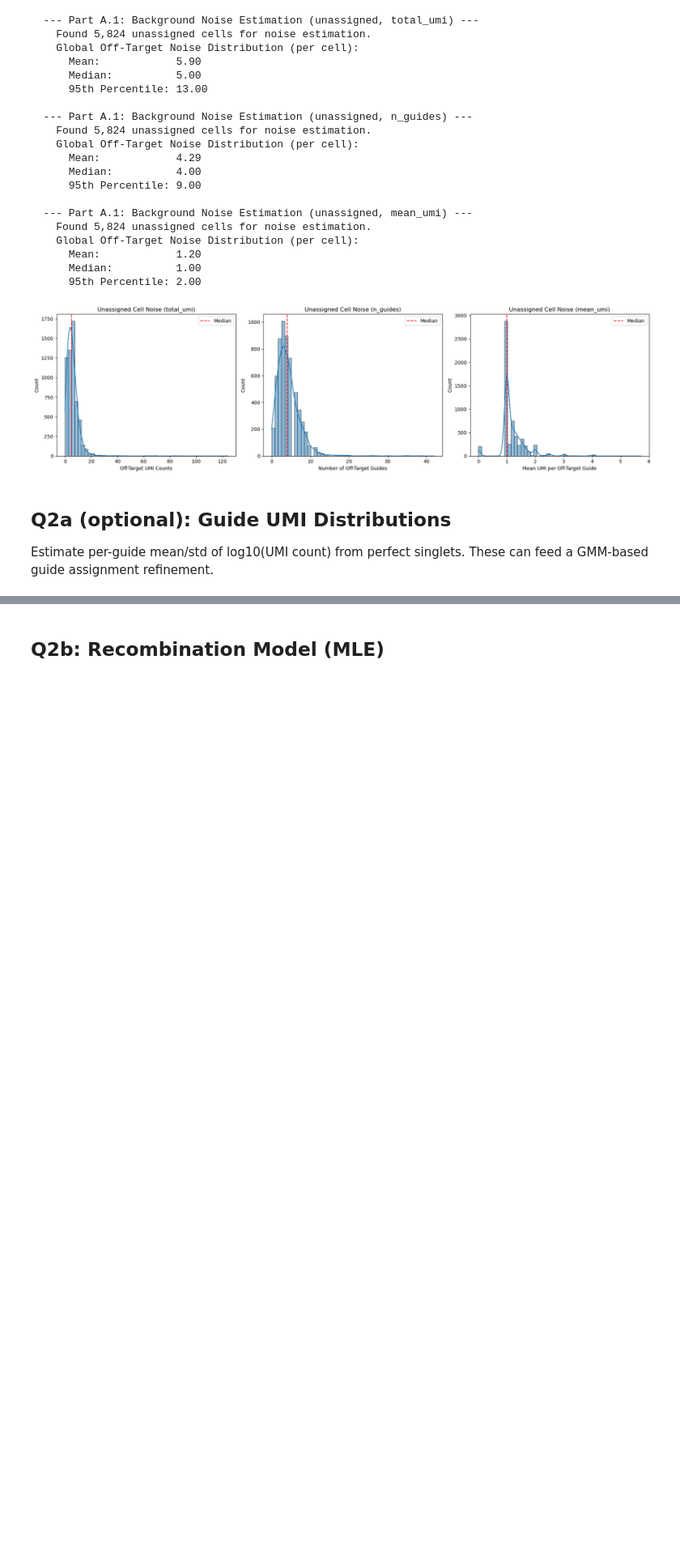
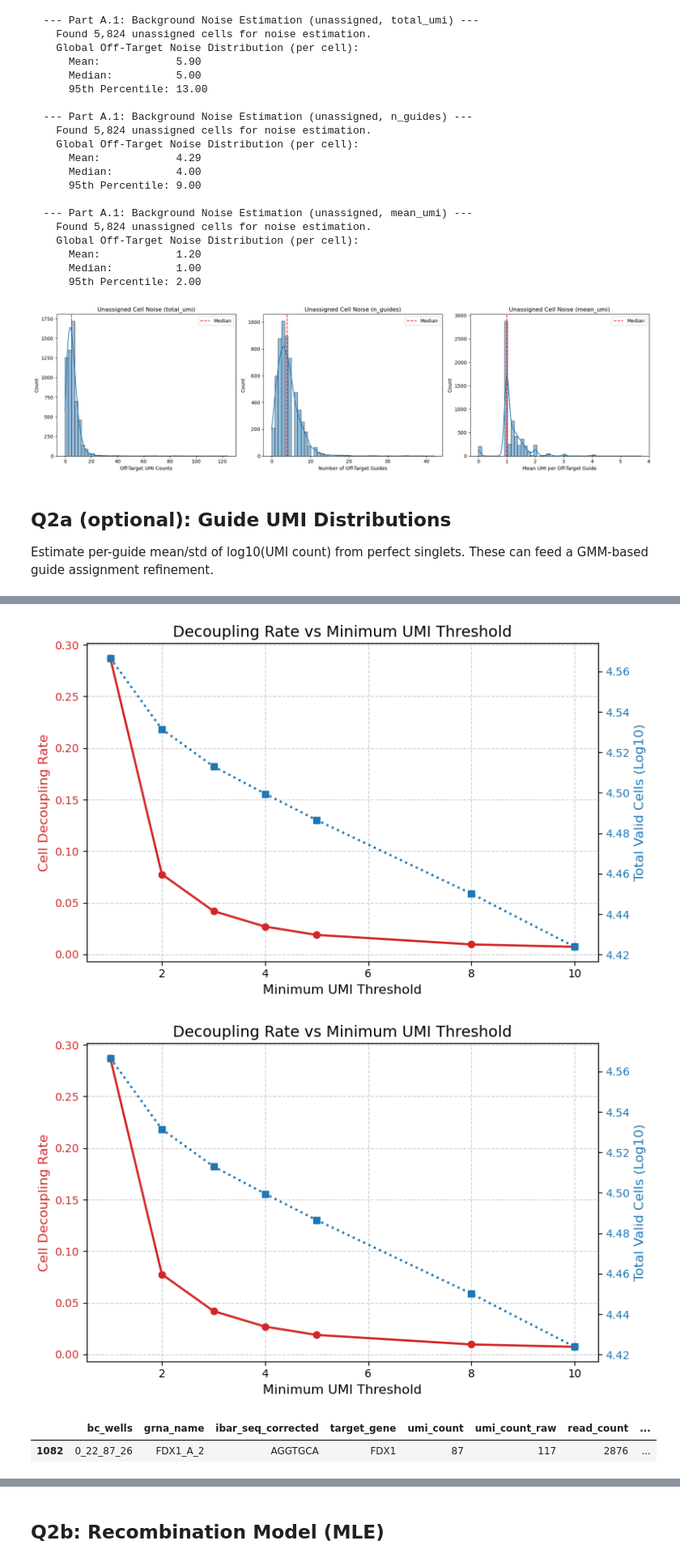
Before and after one commit to jhjiang2020/CSM_ccperturbseq, a Jupyter notebook: scripts/qc_analysis.ipynb, the cells around one changed output, grey strips where cells are left out. Shown at 81% size. Drawn from its saved outputs; the diff is of its cells as text; code cells hidden in the pictures; blank space fills up the shorter version.

```diff
--- a/scripts/qc_analysis.ipynb
+++ b/scripts/qc_analysis.ipynb
@@ -58,6 +58,8 @@ assignment_df = pd.read_csv(assign_path)
 umi_df = pd.read_csv(umi_path)
 print(f"Assignment: {len(assignment_df):,} rows")
 print(f"UMI table:  {len(umi_df):,} rows")
+
+valid_bcs = set(adata.obs.index)
 # %% [output]
 Loading AnnData...
 Shape: (37086, 38606)
@@ -193,0 +224,22 @@ KeyError: 'detection_status'
+# %%
+import scripts.qc_q2_recombination as q2
+# Run the decoupling analysis
+ref_path = cfg['paths']['grna_reference']
+ref_df = pd.read_csv(ref_path)
+
+# get umi threshold from config
+umi_threshold = recomb_cfg.get('umi_thresholds', 1)  # default to 1 if not set
+
+print(f"Using UMI threshold: {umi_threshold}")
+
+# Note: we pass valid_bcs so it only considers GEX-positive cells
+decouple_res = q2.analyze_grna_ibar_pairing(
+    umi_df,
+    ref_df,
+    out_dir=qc_out_dir,
+    valid_bcs=valid_bcs,
+	umi_thresholds=umi_threshold,
+	save_decoupled=False,
+	return_df=False
+)
+display(decouple_res['summary_df'])
@@ -193,0 +261,10 @@ KeyError: 'detection_status'
+# %%
+q2.plot_decoupling_vs_umi_threshold(decouple_res['summary_df'])
+# %% [output]
+[figure, added]
+[figure, added]
+# %%
+umi_df.query('bc_wells == "0_22_87_26" & ibar_seq_corrected == "AGGTGCA"')
+# %% [output]
+|  | bc_wells | grna_name | ibar_seq_corrected | target_gene | umi_count | umi_count_raw | read_count | ... |
+| 1082 | 0_22_87_26 | FDX1_A_2 | AGGTGCA | FDX1 | 87 | 117 | 2876 | ... |
```
Also changed, not shown: parts of 12 cells of this notebook, 8 other files.
